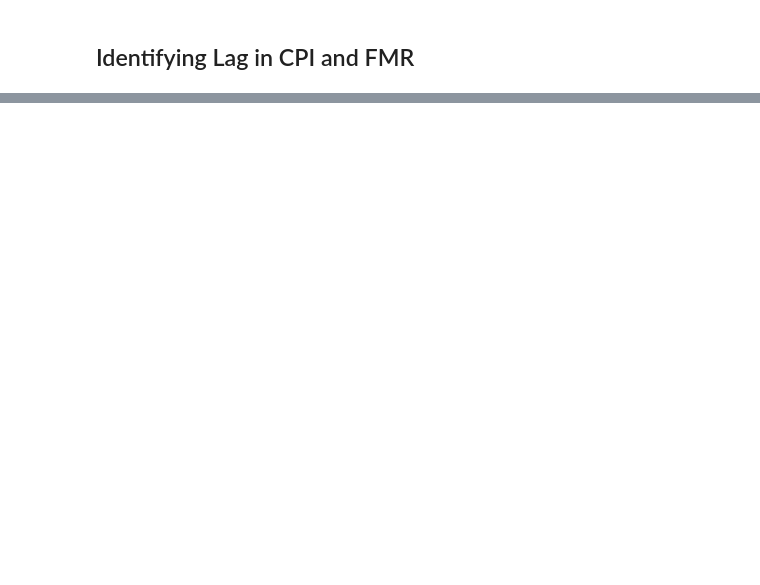
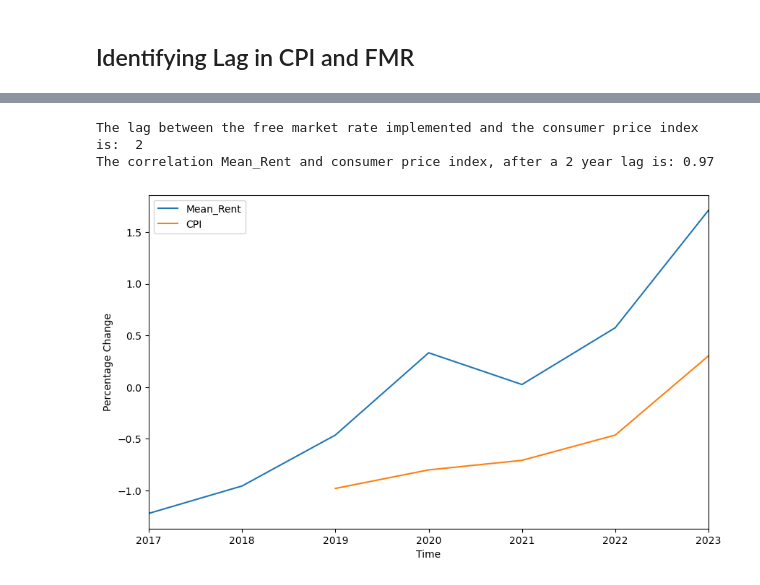
Before and after one commit to shah-satyam/2024Spr_projects, a Jupyter notebook: Single Metro Area Analysis.ipynb, the cells around one changed output, grey strips where cells are left out. Saved outputs shown, nothing was run; the diff lists cells and outputs as text; code cells hidden in the pictures; blank space fills up the shorter version.

```diff
--- a/Single Metro Area Analysis.ipynb
+++ b/Single Metro Area Analysis.ipynb
@@ -296,0 +322,6 @@ combined_1_yr_shift[['mean_rent', 'CPI']].plot(kind='line', figsize=(10, 6))
+# %%
+analyze.lag_calculator(combined_pct_std, field_to_analyze='Mean_Rent')
+# %% [output]
+The lag between the free market rate implemented and the consumer price index is:  2
+The correlation Mean_Rent and consumer price index, after a 2 year lag is: 0.97
+[figure, added]
```
Also changed, not shown: parts of 42 cells of this notebook, 5 other files.
